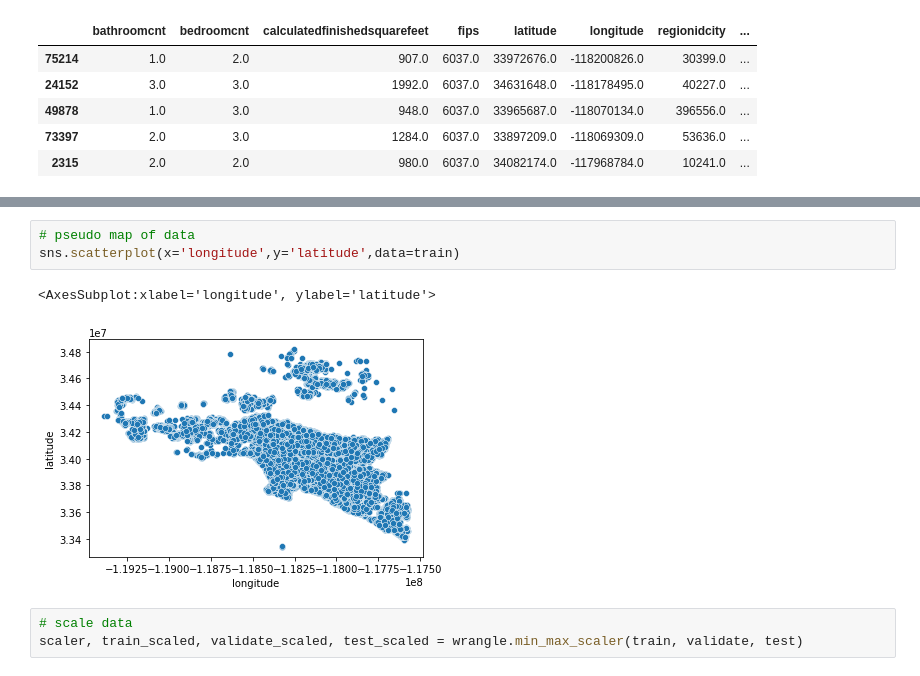
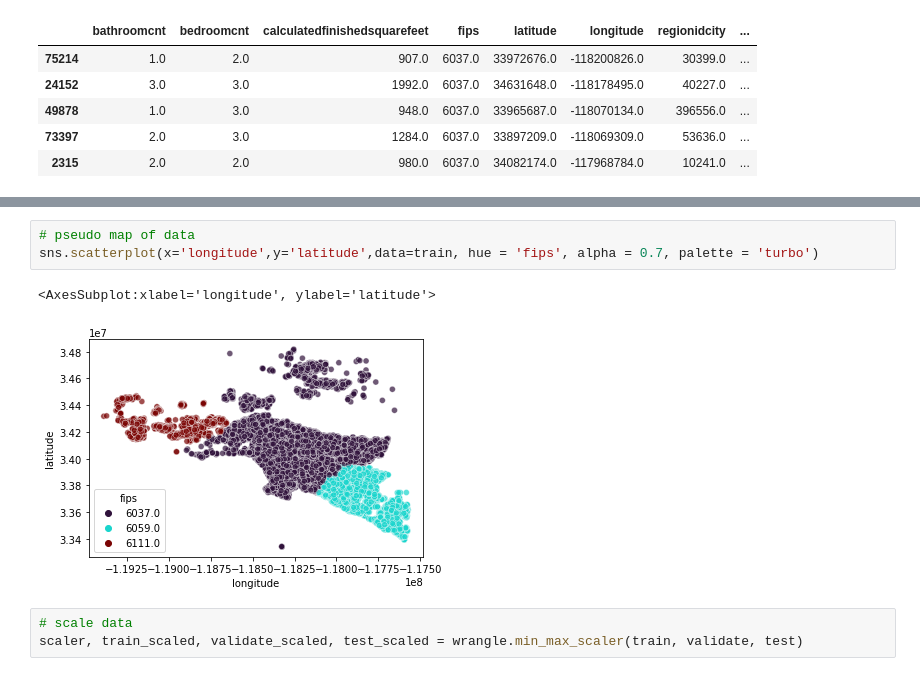
Before and after one commit to velasquez-wheeler/zillow_clustering_project, a Jupyter notebook: wheeler-explore.ipynb, the cells around one changed output, grey strips where cells are left out. Saved outputs shown, nothing was run; the diff lists cells and outputs as text.

```diff
--- a/wheeler-explore.ipynb
+++ b/wheeler-explore.ipynb
@@ -130,9 +143,9 @@ train.head()
 # %%
 # pseudo map of data
-sns.scatterplot(x='longitude',y='latitude',data=train)
+sns.scatterplot(x='longitude',y='latitude',data=train, hue = 'fips', alpha = 0.7, palette = 'turbo')
 # %% [output]
 <AxesSubplot:xlabel='longitude', ylabel='latitude'>
-[figure, old version]
+[figure, new version]
 # %%
 # scale data
 scaler, train_scaled, validate_scaled, test_scaled = wrangle.min_max_scaler(train, validate, test)
```
Also changed, not shown: parts of 14 cells of this notebook, 1 other file.
